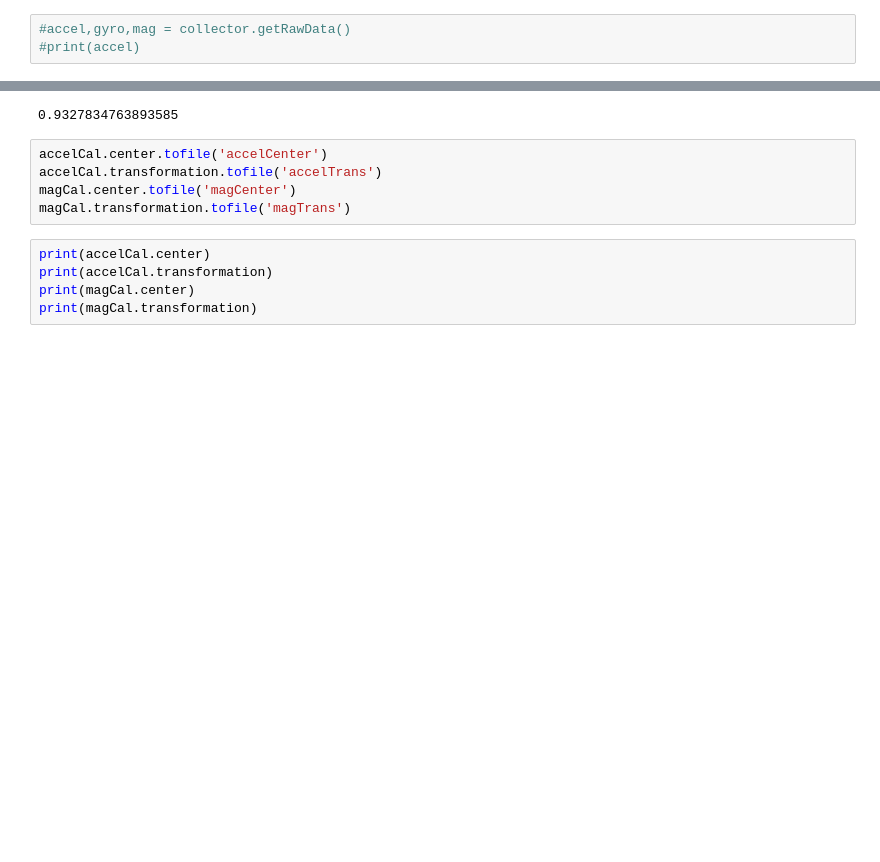
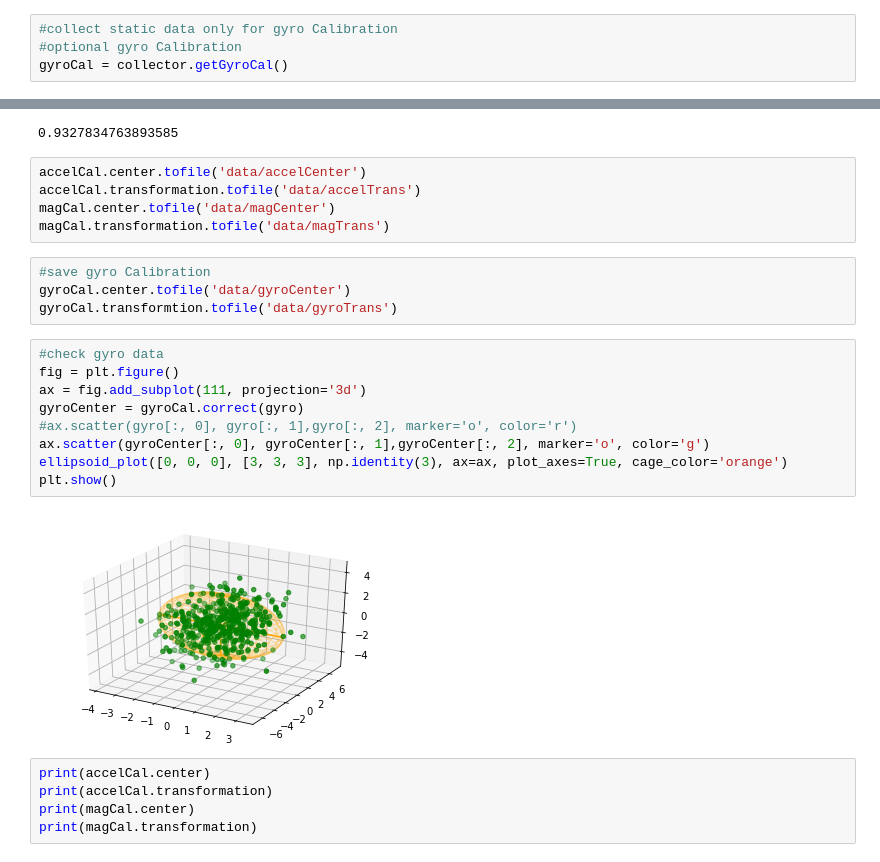
Before and after one commit to DeadTomGC/9dof_imu_calibration, a Jupyter notebook: test_calibration.ipynb, the cells around one changed output, grey strips where cells are left out. Drawn from its saved outputs; the diff is of its cells as text; blank space fills up the shorter version.

```diff
--- a/test_calibration.ipynb
+++ b/test_calibration.ipynb
@@ -21,5 +25,6 @@ display(stop)
 # %%
 collector.start()
 # %%
-#accel,gyro,mag = collector.getRawData()
-#print(accel)
+#collect static data only for gyro Calibration
+#optional gyro Calibration
+gyroCal = collector.getGyroCal()
@@ -72,10 +84,25 @@ min(np.linalg.norm(magnorm,axis=1))
 # %% [output]
 0.9327834763893585
 # %%
-accelCal.center.tofile('accelCenter')
-accelCal.transformation.tofile('accelTrans')
-magCal.center.tofile('magCenter')
-magCal.transformation.tofile('magTrans')
+accelCal.center.tofile('data/accelCenter')
+accelCal.transformation.tofile('data/accelTrans')
+magCal.center.tofile('data/magCenter')
+magCal.transformation.tofile('data/magTrans')
+# %%
+#save gyro Calibration
+gyroCal.center.tofile('data/gyroCenter')
+gyroCal.transformtion.tofile('data/gyroTrans')
+# %%
+#check gyro data
+fig = plt.figure()
+ax = fig.add_subplot(111, projection='3d')
+gyroCenter = gyroCal.correct(gyro)
+#ax.scatter(gyro[:, 0], gyro[:, 1],gyro[:, 2], marker='o', color='r')
+ax.scatter(gyroCenter[:, 0], gyroCenter[:, 1],gyroCenter[:, 2], marker='o', color='g')
+ellipsoid_plot([0, 0, 0], [3, 3, 3], np.identity(3), ax=ax, plot_axes=True, cage_color='orange')
+plt.show()
+# %% [output]
+[figure, added]
 # %%
 print(accelCal.center)
 print(accelCal.transformation)
```
Also changed, not shown: parts of 13 cells of this notebook, 18 other files.
